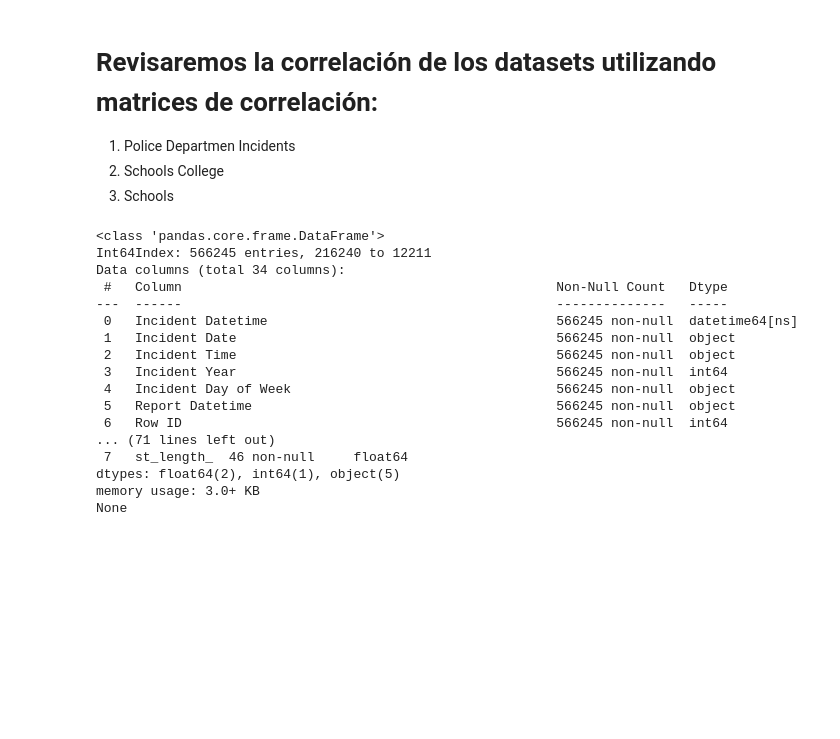
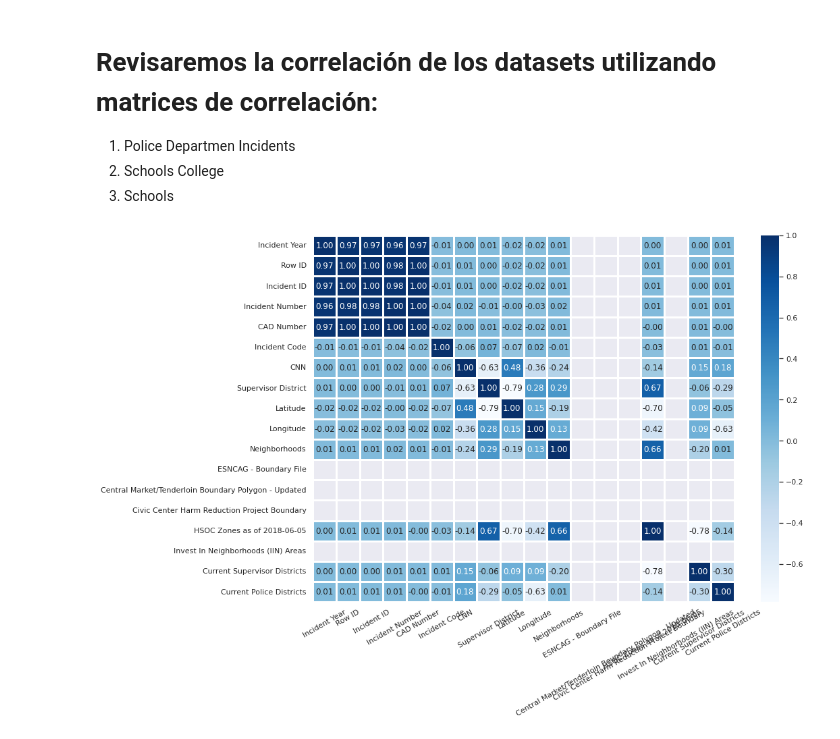
Before and after one commit to luperezsal/Batman, a Jupyter notebook: batman.ipynb, the cells around one changed output. Saved outputs shown, nothing was run; the diff lists cells and outputs as text; code cells hidden in the pictures; blank space fills up the shorter version.

```diff
--- a/batman.ipynb
+++ b/batman.ipynb
@@ -123,25 +132,22 @@ incidents_2021.groupby(['Incident Datetime']).mean()
 1. Police Departmen Incidents
 2. Schools College
 3. Schools
-# %%
-print(incidents_df.info())
-print(schools_df.info())
-print(colleges_df.info())
-# %% [output]
-<class 'pandas.core.frame.DataFrame'>
-Int64Index: 566245 entries, 216240 to 12211
-Data columns (total 34 columns):
- #   Column                                                Non-Null Count   Dtype
----  ------                                                --------------   -----
- 0   Incident Datetime                                     566245 non-null  datetime64[ns]
- 1   Incident Date                                         566245 non-null  object
- 2   Incident Time                                         566245 non-null  object
- 3   Incident Year                                         566245 non-null  int64
- 4   Incident Day of Week                                  566245 non-null  object
- 5   Report Datetime                                       566245 non-null  object
- 6   Row ID                                                566245 non-null  int64
-... (71 lines left out)
- 7   st_length_  46 non-null     float64
-dtypes: float64(2), int64(1), object(5)
-memory usage: 3.0+ KB
-None
+# %%
+#print(incidents_df.info())
+#print(schools_df.info())
+#print(colleges_df.info())
+
+
+incidents = incidents_df.copy()#[['Platform', 'Global_Sales', 'NA_Sales', 'EU_Sales', 'JP_Sales', 'Other_Sales']].groupby(by=['Platform']).sum()
+#platform_sales = platform_sales.sort_values(by='Global_Sales', ascending=False)[:10]  # Nos quedamos con el Top 10
+#for col in ['Report Type Description', 'Incident Category', 'Incident Category', 'Incident Subcategory', 'Incident Description', 'Resolution', 'Police District']:
+#    incidents[col] = incidents[col].astype('category')
+
+incidents.drop(columns = ['Incident Datetime','Incident Date', 'Incident Time', 'Incident Day of Week', 'Report Datetime', 'Report Type Code', 'Report Type Description', 'Filed Online', 'Incident Category', 'Incident Subcategory', 'Incident Description', 'Resolution', 'Intersection', 'Police District', 'Analysis Neighborhood', 'Point'], axis = 1, inplace=True)
+plt.figure(figsize=(14, 10))
+sns.heatmap(incidents.corr('spearman'), annot=True, fmt='.2f', linewidth=3, cmap='Blues')
+plt.yticks(rotation=0)
+plt.xticks(rotation=30)
+plt.show()
+# %% [output]
+[figure, added]
```
Also changed, not shown: parts of 10 cells of this notebook.
